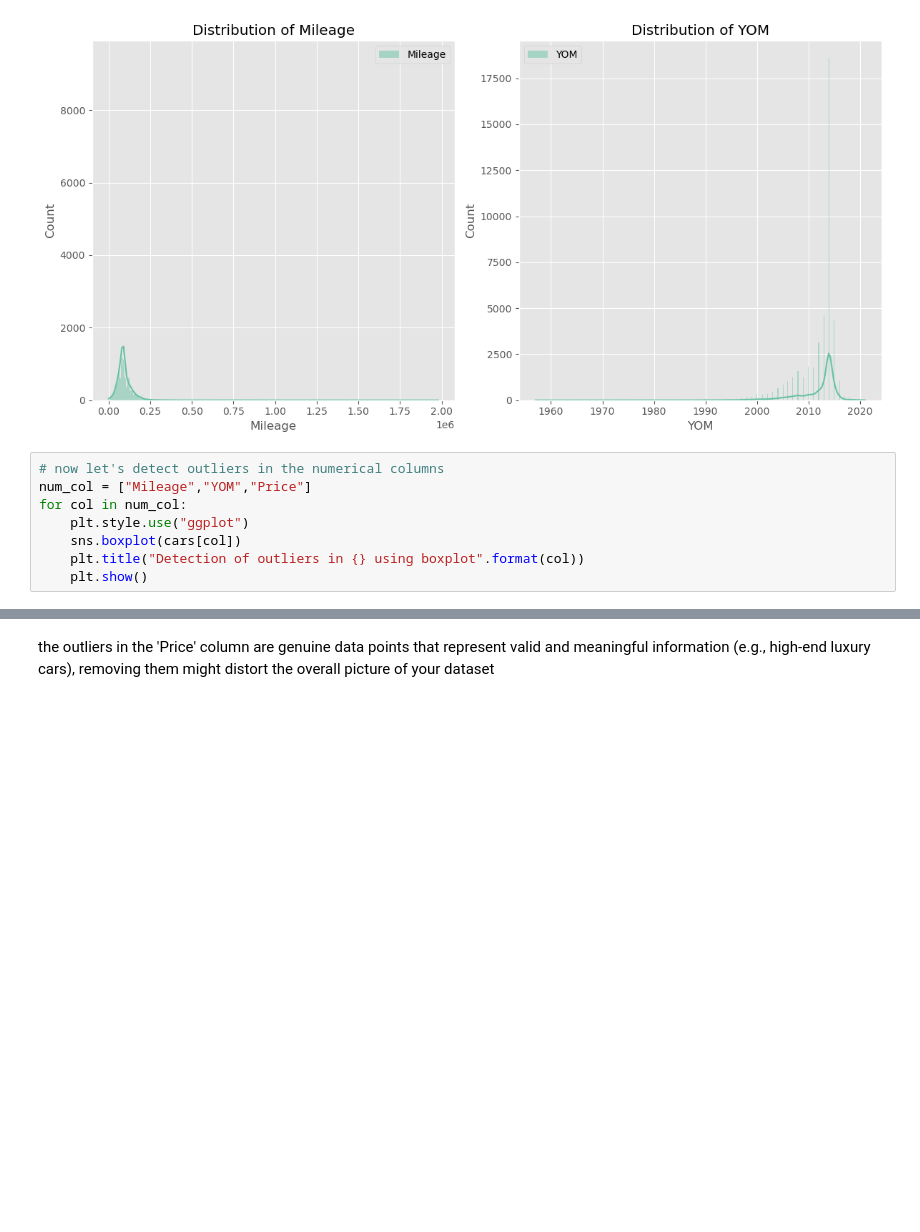
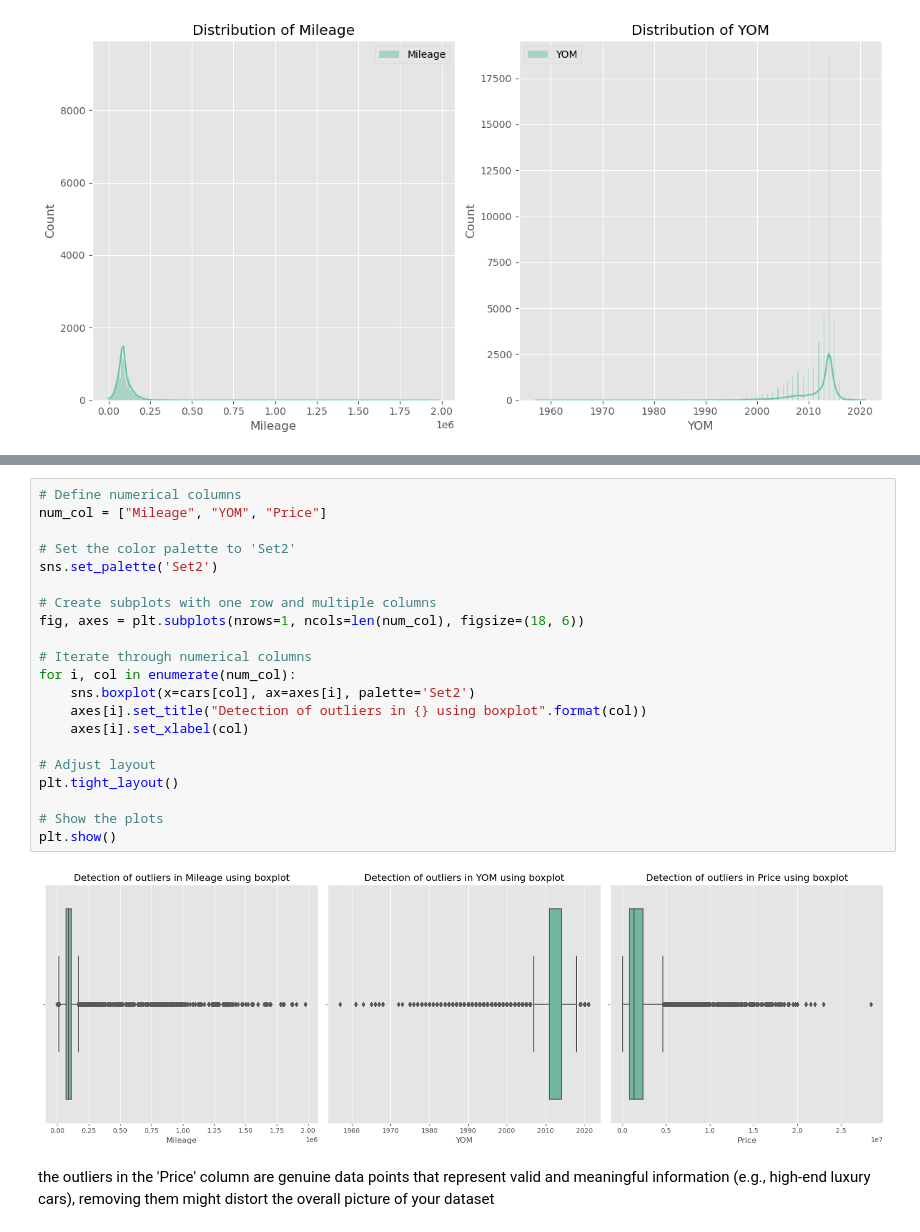
Before and after one commit to Cynthiachelangat/groupcarproject, a Jupyter notebook: model.ipynb, the cells around one changed output, grey strips where cells are left out. Saved outputs shown, nothing was run; the diff lists cells and outputs as text; blank space fills up the shorter version.

Commit message:
outlier graphs

```diff
--- a/model.ipynb
+++ b/model.ipynb
@@ -293,11 +293,3 @@ plt.tight_layout()
 plt.show()
 # %% [output]
 [figure]
-# %%
-# now let's detect outliers in the numerical columns
-num_col = ["Mileage","YOM","Price"]
-for col in num_col:
-    plt.style.use("ggplot")
-    sns.boxplot(cars[col])
-    plt.title("Detection of outliers in {} using boxplot".format(col))
-    plt.show()
@@ -308,3 +296,26 @@ for col in num_col:
+# %%
+# Define numerical columns
+num_col = ["Mileage", "YOM", "Price"]
+
+# Set the color palette to 'Set2'
+sns.set_palette('Set2')
+
+# Create subplots with one row and multiple columns
+fig, axes = plt.subplots(nrows=1, ncols=len(num_col), figsize=(18, 6))
+
+# Iterate through numerical columns
+for i, col in enumerate(num_col):
+    sns.boxplot(x=cars[col], ax=axes[i], palette='Set2')
+    axes[i].set_title("Detection of outliers in {} using boxplot".format(col))
+    axes[i].set_xlabel(col)
+
+# Adjust layout
+plt.tight_layout()
+
+# Show the plots
+plt.show()
+# %% [output]
+[figure, added]
 # %% [markdown]
 the outliers in the 'Price' column are genuine data points that represent valid and meaningful information (e.g., high-end luxury cars), removing them might distort the overall picture of your dataset
 # %% [markdown]
```
Also changed, not shown: parts of 1 cell of this notebook.
